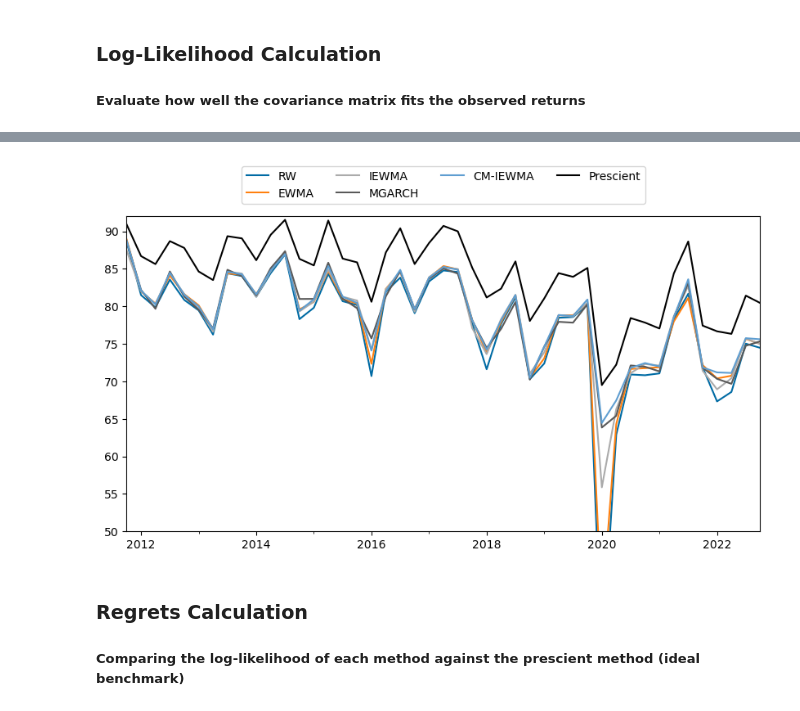
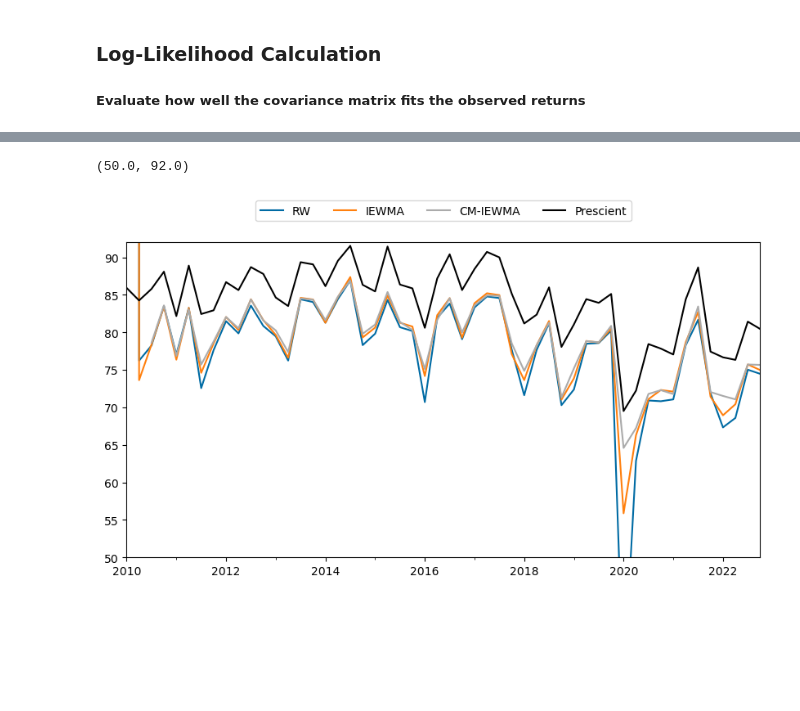
Before and after one commit to JLFrick/MFE-230ZAB-Deep-Learning-and-Applications, a Jupyter notebook: Replication_Predicting_Covariance_Matrices/stock_model.ipynb, the cells around one changed output, grey strips where cells are left out. Saved outputs shown, nothing was run; the diff lists cells and outputs as text; code cells hidden in the pictures; blank space fills up the shorter version.

```diff
--- a/Replication_Predicting_Covariance_Matrices/stock_model.ipynb
+++ b/Replication_Predicting_Covariance_Matrices/stock_model.ipynb
@@ -202,9 +185,9 @@ start_date = pd.to_datetime("1971-06-24", format="%Y-%m-%d")
 # start_date = pd.to_datetime("2010-01-04", format="%Y-%m-%d")
 end_date = pd.to_datetime("2022-12-30", format="%Y-%m-%d")
 # %%
-names = ["RW", "EWMA", "IEWMA", "MGARCH", "CM-IEWMA", "Prescient"]
+names = ["RW", "EWMA", "IEWMA", "CM-IEWMA", "Prescient"]
 
-predictors_temp = [rw, ewma, iewma, mgarch, cm_iewma, prescient]
+predictors_temp = [rw, ewma, iewma, cm_iewma, prescient]
 predictors = []
 
 for predictor in predictors_temp:
@@ -214,7 +197,7 @@ for predictor in predictors_temp:
 ##### Compares each method's predicted covariance matrix against actual realized covariances useing the MSE metric for each method on a quarterly basis (RW, EWMA, IEWMA, MGARCH, CM-IEWMA, Prescient)
 # %%
 for i, predictior in enumerate(predictors):
-    MSE_temp = MSE(returns, predictior).resample("Q").mean()
+    MSE_temp = MSE(returns, predictior).resample("QE").mean()
 
     print("\n" + names[i])
     print(f"mean: {MSE_temp.mean():.6f}")
@@ -241,6 +224,6 @@ max: 0.009774
 # %%
 plt.figure()
 for i, predictior in enumerate(predictors):
-    MSE_temp = MSE(returns, predictior).resample("Q").mean()
+    MSE_temp = MSE(returns, predictior).resample("QE").mean()
     MSE_temp.plot()
 # %% [output]
@@ -248,6 +231,14 @@ for i, predictior in enumerate(predictors):
 # %% [markdown]
 ### Log-Likelihood Calculation
 ##### Evaluate how well the covariance matrix fits the observed returns
+# %%
+names = ["RW", "IEWMA", "CM-IEWMA", "Prescient"]
+
+predictors_temp = [rw, iewma, cm_iewma, prescient]
+predictors = []
+
+for predictor in predictors_temp:
+    predictors.append({t: predictor[t] for t in predictor.keys() if t >= start_date and t <= end_date})
 # %%
 log_likelihoods = {}
 
@@ -272,14 +261,12 @@ Computing Prescient log-likelihood...
 # %%
 fig, ax = plt.subplots(1, 1, figsize=(10, 5))
 for name in names:
     if name == 'Prescient':
-        log_likelihoods[name].resample("Q").mean().plot(label=name, c="k")
+        log_likelihoods[name].resample("QE").mean().plot(label=name, c="k")
     else:
-        log_likelihoods[name].resample("Q").mean().plot(label=name)
-plt.legend(bbox_to_anchor=(0.5, 1.1), loc='center', ncols=4, labels=names, scatterpoints=1, markerscale=5);
-plt.ylim(50,92);
+        log_likelihoods[name].resample("QE").mean().plot(label=name)
+plt.legend(bbox_to_anchor=(0.5, 1.1), loc='center', ncols=4, labels=names, scatterpoints=1, markerscale=5)
+plt.ylim(50,92)
 # %% [output]
+(50.0, 92.0)
-[figure, old version]
+[figure, new version]
-# %% [markdown]
-### Regrets Calculation
-##### Comparing the log-likelihood of each method against the prescient method (ideal benchmark)
```
Also changed, not shown: parts of 75 cells of this notebook, 31 other files.
